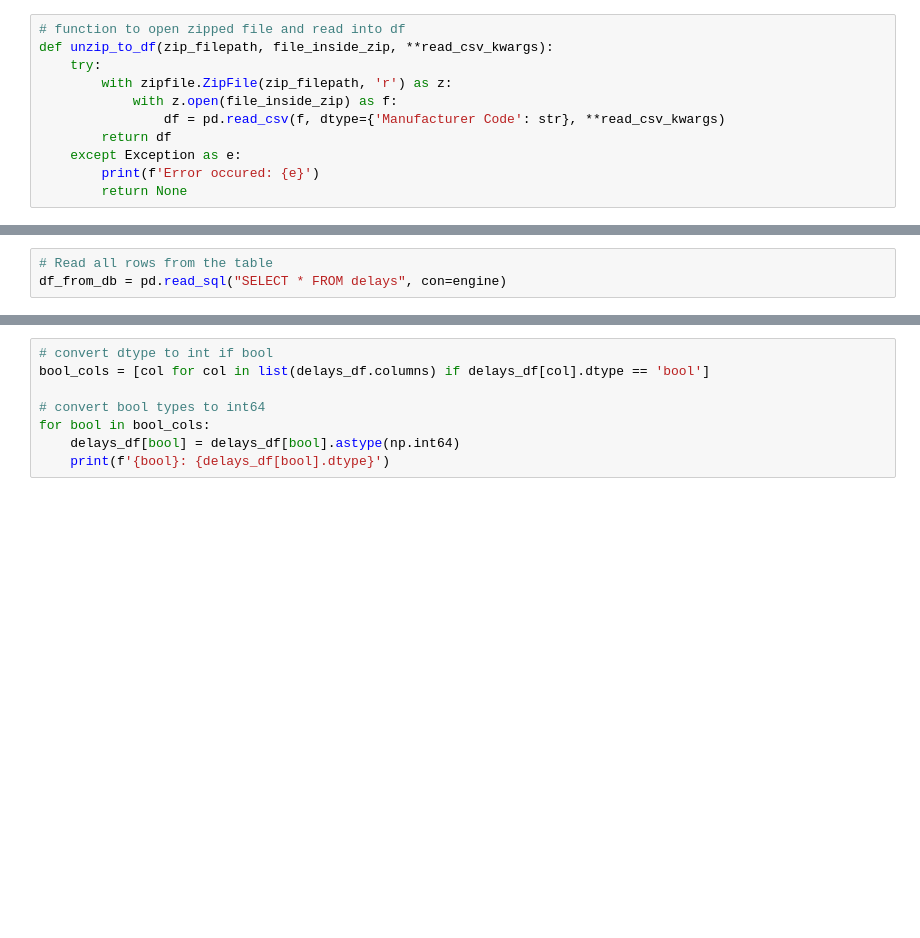
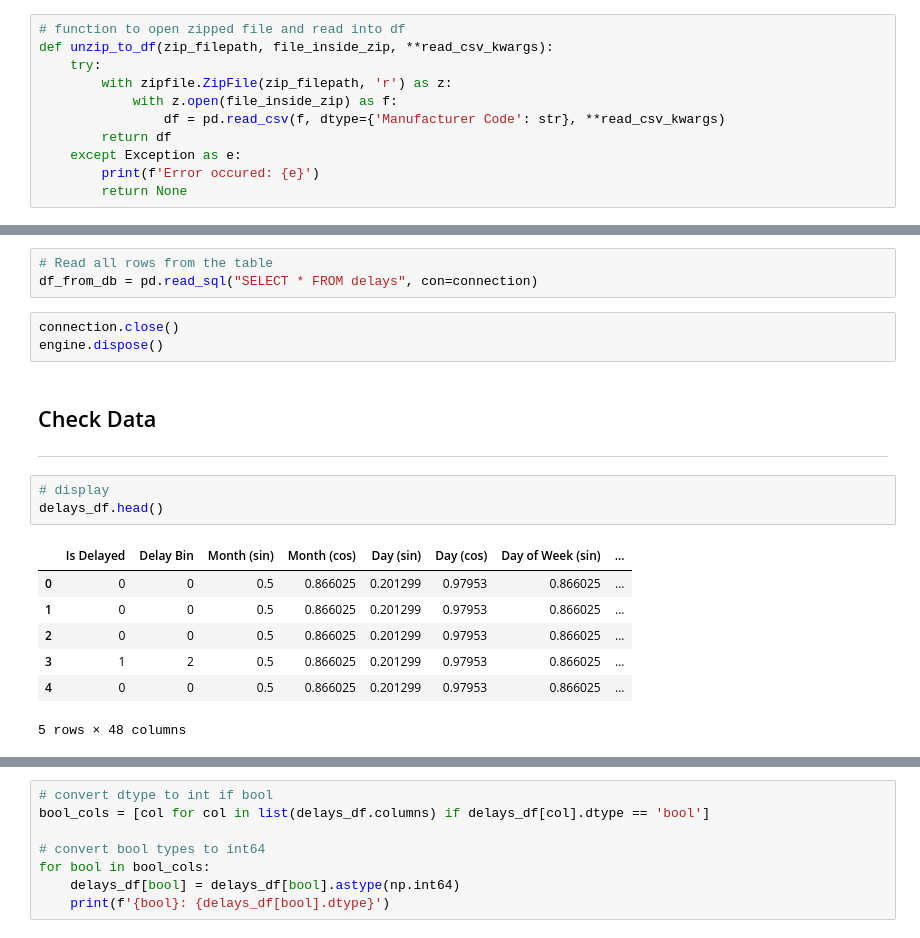
Before and after one commit to brianna-mitri/project-4, a Jupyter notebook: Preprocessing/3_splitting_data.ipynb, the cells around one changed output, grey strips where cells are left out. Drawn from its saved outputs; the diff is of its cells as text; blank space fills up the shorter version.

```diff
--- a/Preprocessing/3_splitting_data.ipynb
+++ b/Preprocessing/3_splitting_data.ipynb
@@ -37,4 +44,21 @@ delays_df.to_sql("my_table", con=engine, if_exists="replace", index=False)
 829906
 # %%
 # Read all rows from the table
-df_from_db = pd.read_sql("SELECT * FROM delays", con=engine)
+df_from_db = pd.read_sql("SELECT * FROM delays", con=connection)
+# %%
+connection.close()
+engine.dispose()
+# %% [markdown]
+## Check Data
+---
+# %%
+# display
+delays_df.head()
+# %% [output]
+|  | Is Delayed | Delay Bin | Month (sin) | Month (cos) | Day (sin) | Day (cos) | Day of Week (sin) | ... |
+| 0 | 0 | 0 | 0.5 | 0.866025 | 0.201299 | 0.97953 | 0.866025 | ... |
+| 1 | 0 | 0 | 0.5 | 0.866025 | 0.201299 | 0.97953 | 0.866025 | ... |
+| 2 | 0 | 0 | 0.5 | 0.866025 | 0.201299 | 0.97953 | 0.866025 | ... |
+| 3 | 1 | 2 | 0.5 | 0.866025 | 0.201299 | 0.97953 | 0.866025 | ... |
+| 4 | 0 | 0 | 0.5 | 0.866025 | 0.201299 | 0.97953 | 0.866025 | ... |
+5 rows × 48 columns
```
Also changed, not shown: parts of 27 cells of this notebook, 49 other files.
